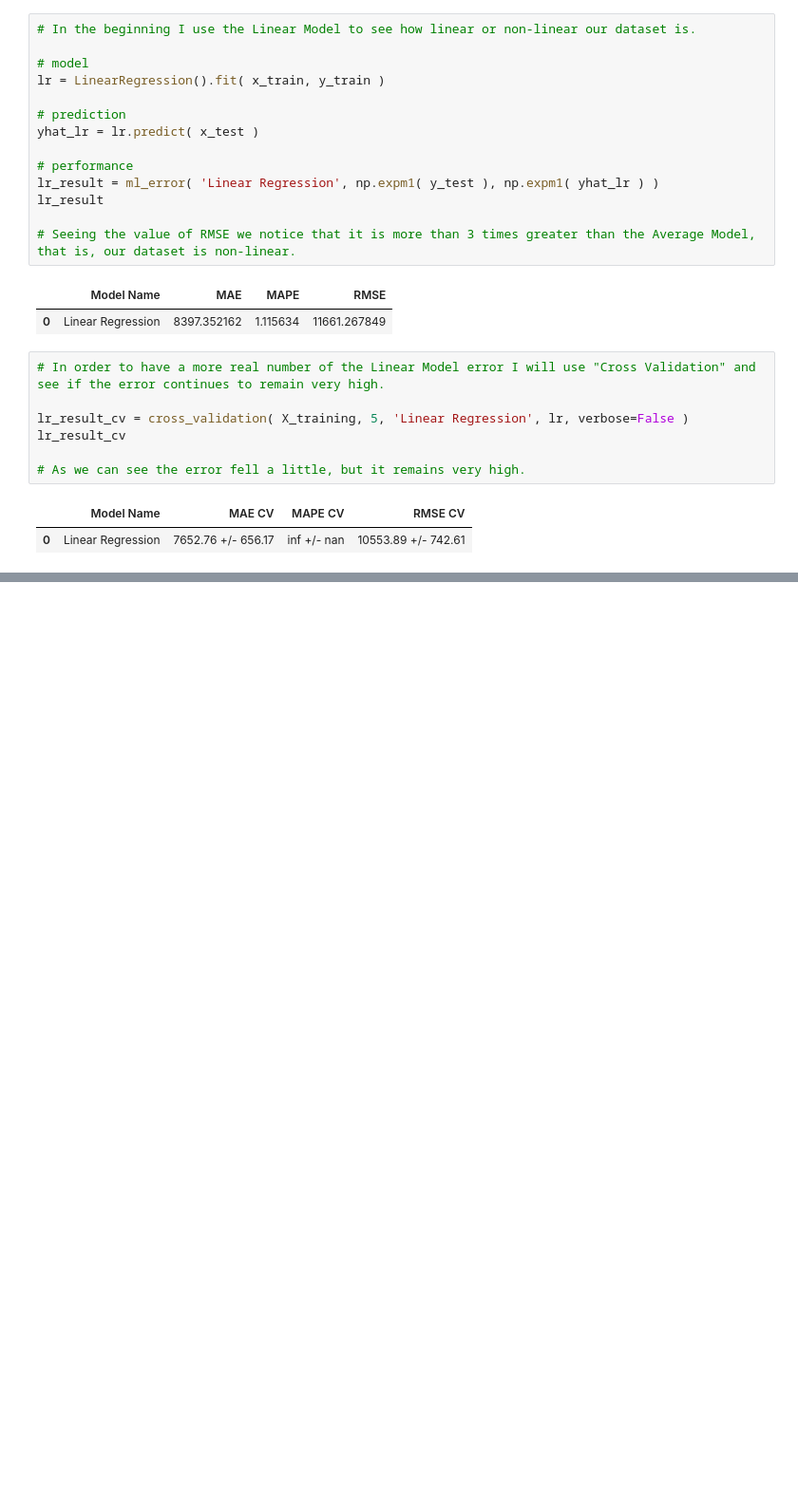
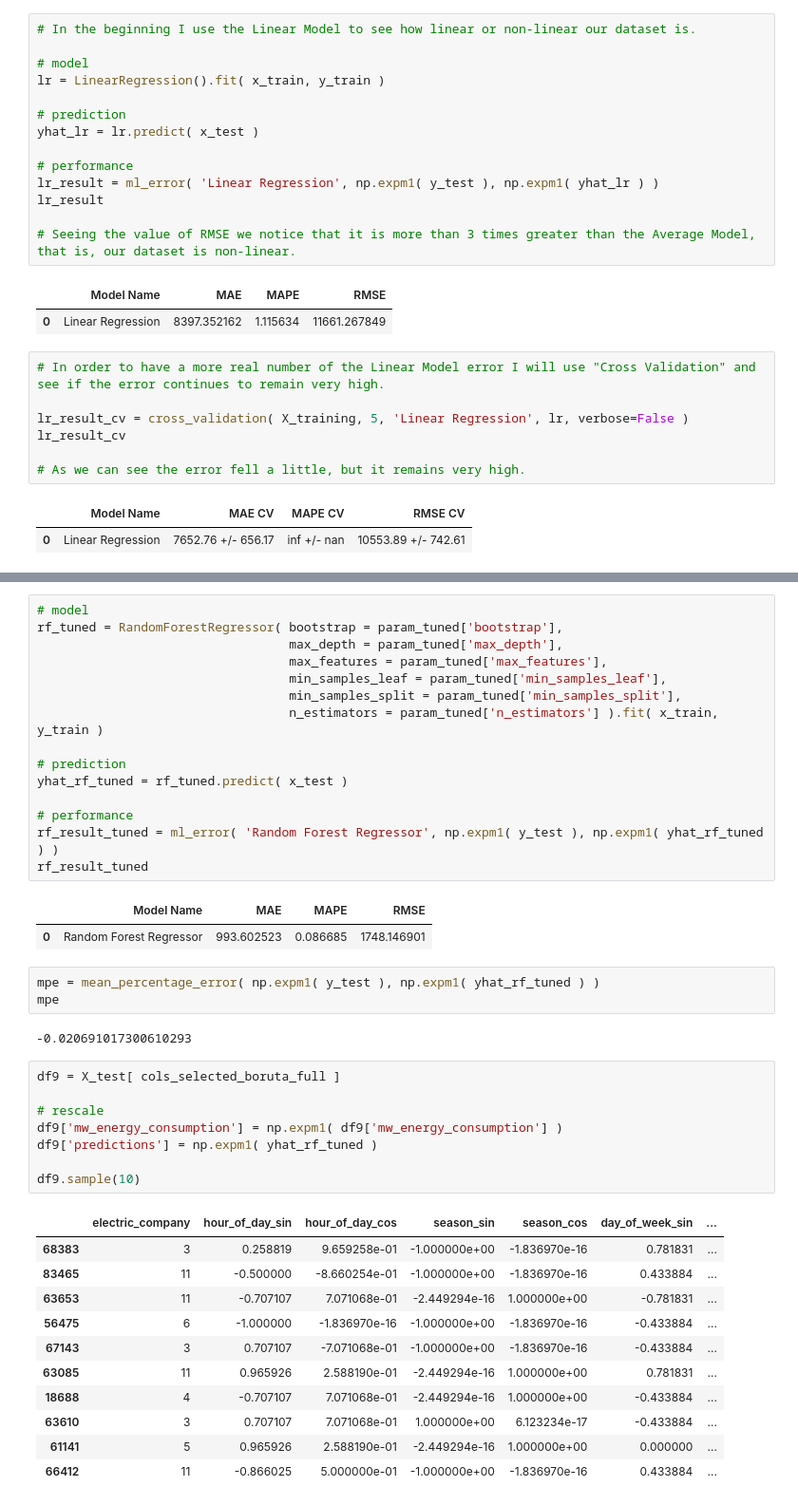
Before and after one commit to tranchienthang30/BTL_DataScience, a Jupyter notebook: Energy_Consumption.ipynb, the cells around one changed output, grey strips where cells are left out. Shown at 95% size. Drawn from its saved outputs; the diff is of its cells as text; blank space fills up the shorter version.

```diff
--- a/Energy_Consumption.ipynb
+++ b/Energy_Consumption.ipynb
@@ -1190,0 +1269,43 @@ lr_result_cv
+# %%
+# model
+rf_tuned = RandomForestRegressor( bootstrap = param_tuned['bootstrap'],
+                                  max_depth = param_tuned['max_depth'],
+                                  max_features = param_tuned['max_features'],
+                                  min_samples_leaf = param_tuned['min_samples_leaf'],
+                                  min_samples_split = param_tuned['min_samples_split'],
+                                  n_estimators = param_tuned['n_estimators'] ).fit( x_train, y_train )
+
+# prediction
+yhat_rf_tuned = rf_tuned.predict( x_test )
+
+# performance
+rf_result_tuned = ml_error( 'Random Forest Regressor', np.expm1( y_test ), np.expm1( yhat_rf_tuned ) )
+rf_result_tuned
+# %% [output]
+|  | Model Name | MAE | MAPE | RMSE |
+| 0 | Random Forest Regressor | 993.602523 | 0.086685 | 1748.146901 |
+# %%
+mpe = mean_percentage_error( np.expm1( y_test ), np.expm1( yhat_rf_tuned ) )
+mpe
+# %% [output]
+-0.020691017300610293
+# %%
+df9 = X_test[ cols_selected_boruta_full ]
+
+# rescale
+df9['mw_energy_consumption'] = np.expm1( df9['mw_energy_consumption'] )
+df9['predictions'] = np.expm1( yhat_rf_tuned )
+
+df9.sample(10)
+# %% [output]
+|  | electric_company | hour_of_day_sin | hour_of_day_cos | season_sin | season_cos | day_of_week_sin | ... |
+| 68383 | 3 | 0.258819 | 9.659258e-01 | -1.000000e+00 | -1.836970e-16 | 0.781831 | ... |
+| 83465 | 11 | -0.500000 | -8.660254e-01 | -1.000000e+00 | -1.836970e-16 | 0.433884 | ... |
+| 63653 | 11 | -0.707107 | 7.071068e-01 | -2.449294e-16 | 1.000000e+00 | -0.781831 | ... |
+| 56475 | 6 | -1.000000 | -1.836970e-16 | -1.000000e+00 | -1.836970e-16 | -0.433884 | ... |
+| 67143 | 3 | 0.707107 | -7.071068e-01 | -1.000000e+00 | -1.836970e-16 | -0.433884 | ... |
+| 63085 | 11 | 0.965926 | 2.588190e-01 | -2.449294e-16 | 1.000000e+00 | 0.781831 | ... |
+| 18688 | 4 | -0.707107 | 7.071068e-01 | -2.449294e-16 | 1.000000e+00 | -0.433884 | ... |
+| 63610 | 3 | 0.707107 | 7.071068e-01 | 1.000000e+00 | 6.123234e-17 | -0.433884 | ... |
+| 61141 | 5 | 0.965926 | 2.588190e-01 | -2.449294e-16 | 1.000000e+00 | 0.000000 | ... |
+| 66412 | 11 | -0.866025 | 5.000000e-01 | -1.000000e+00 | -1.836970e-16 | 0.433884 | ... |
```
Also changed, not shown: parts of 14 cells of this notebook.
